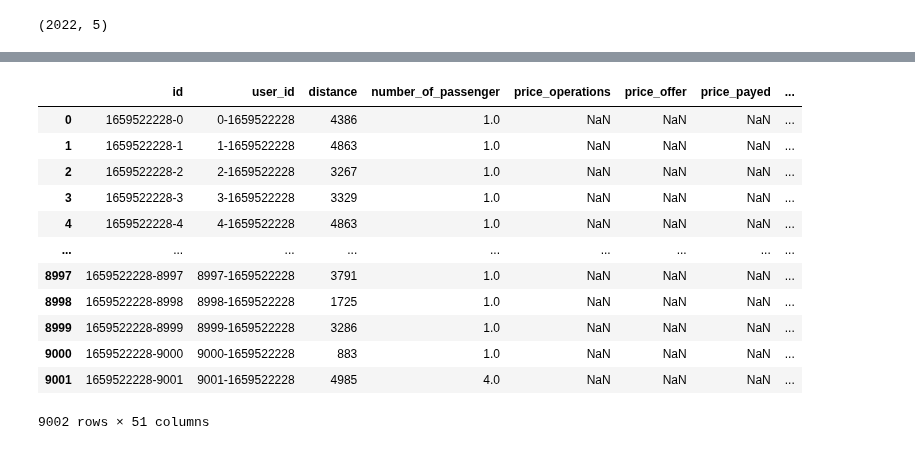
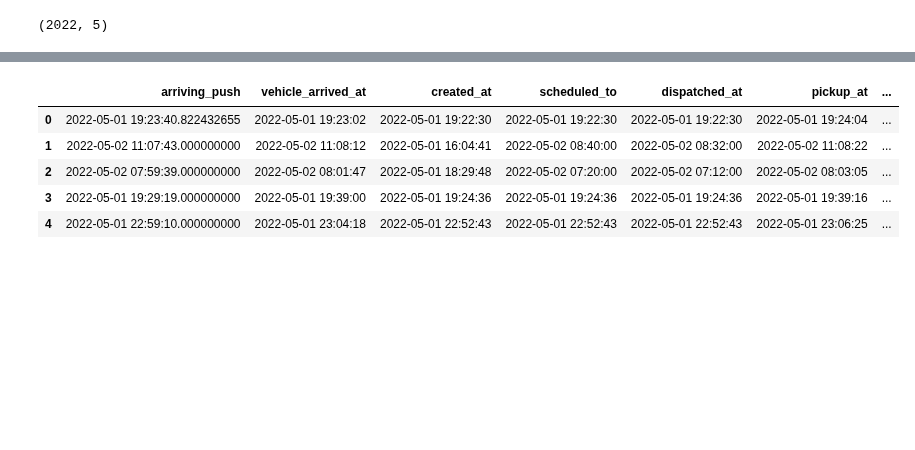
Before and after one commit to Lukas-Dierkes/vehicle-stream-team-project, a Jupyter notebook: vehicle_stream_pipeline/test_ride_simulation.ipynb, the cells around one changed output, grey strips where cells are left out. Saved outputs shown, nothing was run; the diff lists cells and outputs as text; code cells hidden in the pictures; blank space fills up the shorter version.

```diff
--- a/vehicle_stream_pipeline/test_ride_simulation.ipynb
+++ b/vehicle_stream_pipeline/test_ride_simulation.ipynb
@@ -113,16 +87,9 @@ newRides[['arriving_push', 'vehicle_arrived_at', 'created_at', 'scheduled_to', '
-# %%
-newRides
-# %% [output]
-|  | id | user_id | distance | number_of_passenger | price_operations | price_offer | price_payed | ... |
-| 0 | 1659522228-0 | 0-1659522228 | 4386 | 1.0 | NaN | NaN | NaN | ... |
-| 1 | 1659522228-1 | 1-1659522228 | 4863 | 1.0 | NaN | NaN | NaN | ... |
-| 2 | 1659522228-2 | 2-1659522228 | 3267 | 1.0 | NaN | NaN | NaN | ... |
-| 3 | 1659522228-3 | 3-1659522228 | 3329 | 1.0 | NaN | NaN | NaN | ... |
-| 4 | 1659522228-4 | 4-1659522228 | 4863 | 1.0 | NaN | NaN | NaN | ... |
-| ... | ... | ... | ... | ... | ... | ... | ... | ... |
-| 8997 | 1659522228-8997 | 8997-1659522228 | 3791 | 1.0 | NaN | NaN | NaN | ... |
-| 8998 | 1659522228-8998 | 8998-1659522228 | 1725 | 1.0 | NaN | NaN | NaN | ... |
-| 8999 | 1659522228-8999 | 8999-1659522228 | 3286 | 1.0 | NaN | NaN | NaN | ... |
-| 9000 | 1659522228-9000 | 9000-1659522228 | 883 | 1.0 | NaN | NaN | NaN | ... |
-| 9001 | 1659522228-9001 | 9001-1659522228 | 4985 | 4.0 | NaN | NaN | NaN | ... |
-9002 rows × 51 columns
+# %%
+sim_rides_all_1
+# %% [output]
+|  | arriving_push | vehicle_arrived_at | created_at | scheduled_to | dispatched_at | pickup_at | ... |
+| 0 | 2022-05-01 19:23:40.822432655 | 2022-05-01 19:23:02 | 2022-05-01 19:22:30 | 2022-05-01 19:22:30 | 2022-05-01 19:22:30 | 2022-05-01 19:24:04 | ... |
+| 1 | 2022-05-02 11:07:43.000000000 | 2022-05-02 11:08:12 | 2022-05-01 16:04:41 | 2022-05-02 08:40:00 | 2022-05-02 08:32:00 | 2022-05-02 11:08:22 | ... |
+| 2 | 2022-05-02 07:59:39.000000000 | 2022-05-02 08:01:47 | 2022-05-01 18:29:48 | 2022-05-02 07:20:00 | 2022-05-02 07:12:00 | 2022-05-02 08:03:05 | ... |
+| 3 | 2022-05-01 19:29:19.000000000 | 2022-05-01 19:39:00 | 2022-05-01 19:24:36 | 2022-05-01 19:24:36 | 2022-05-01 19:24:36 | 2022-05-01 19:39:16 | ... |
+| 4 | 2022-05-01 22:59:10.000000000 | 2022-05-01 23:04:18 | 2022-05-01 22:52:43 | 2022-05-01 22:52:43 | 2022-05-01 22:52:43 | 2022-05-01 23:06:25 | ... |
```
Also changed, not shown: parts of 20 cells of this notebook.
